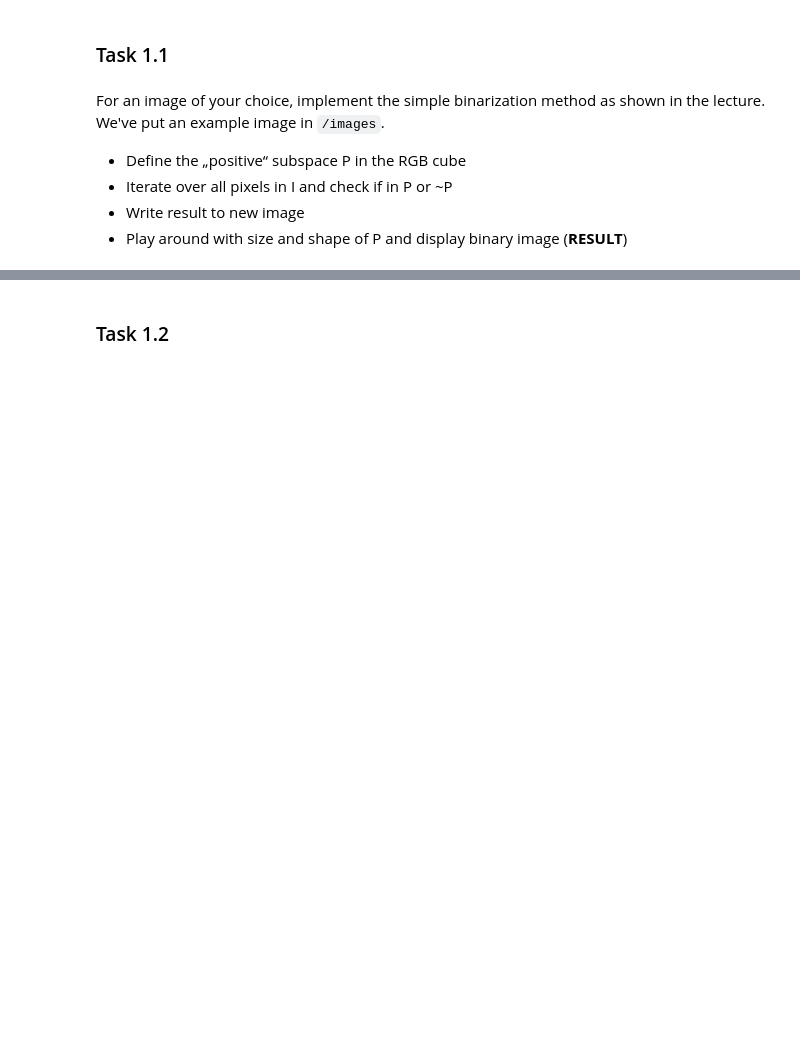
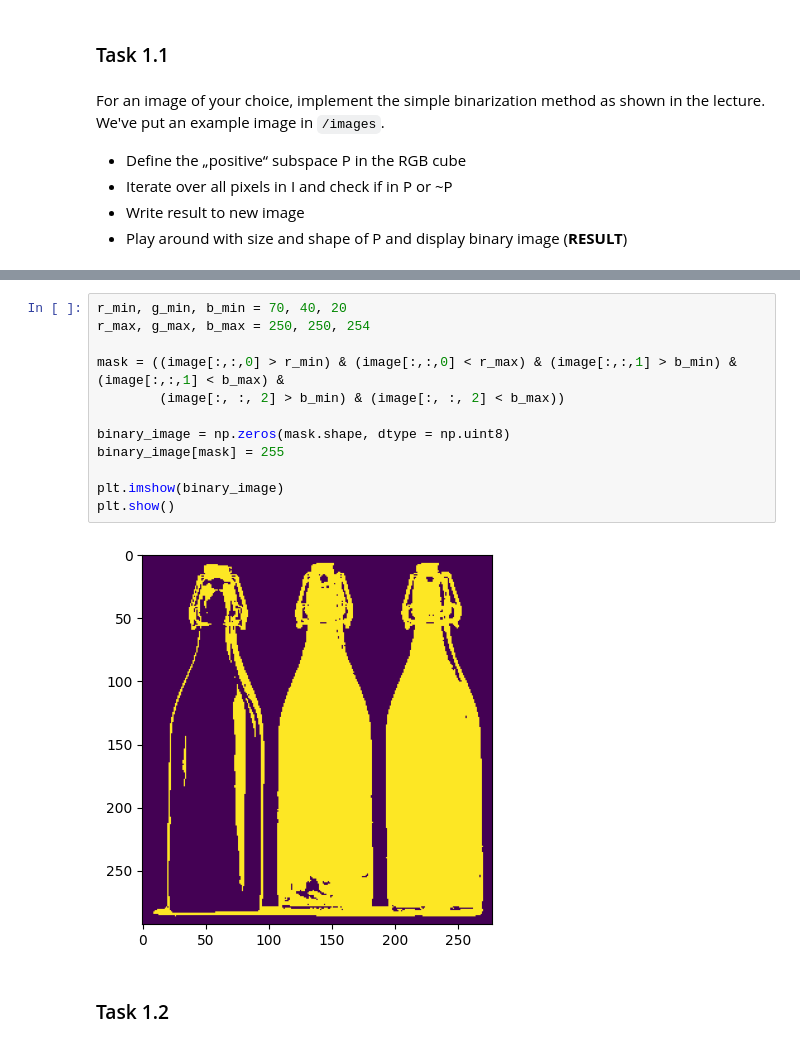
Before and after one commit to BornForInfo/Computer-vision-recap, a Jupyter notebook: assignment01.ipynb, the cells around one changed output, grey strips where cells are left out. Drawn from its saved outputs; the diff is of its cells as text; blank space fills up the shorter version.

```diff
--- a/assignment01.ipynb
+++ b/assignment01.ipynb
@@ -101,3 +117,17 @@ io.imshow(image)
+# %%
+r_min, g_min, b_min = 70, 40, 20
+r_max, g_max, b_max = 250, 250, 254
+
+mask = ((image[:,:,0] > r_min) & (image[:,:,0] < r_max) & (image[:,:,1] > b_min) & (image[:,:,1] < b_max) &
+        (image[:, :, 2] > b_min) & (image[:, :, 2] < b_max))
+
+binary_image = np.zeros(mask.shape, dtype = np.uint8)
+binary_image[mask] = 255
+
+plt.imshow(binary_image)
+plt.show()
+# %% [output]
+[figure, added]
 # %% [markdown]
 ### Task 1.2
 # %% [markdown]
```
Also changed, not shown: parts of 8 cells of this notebook.
